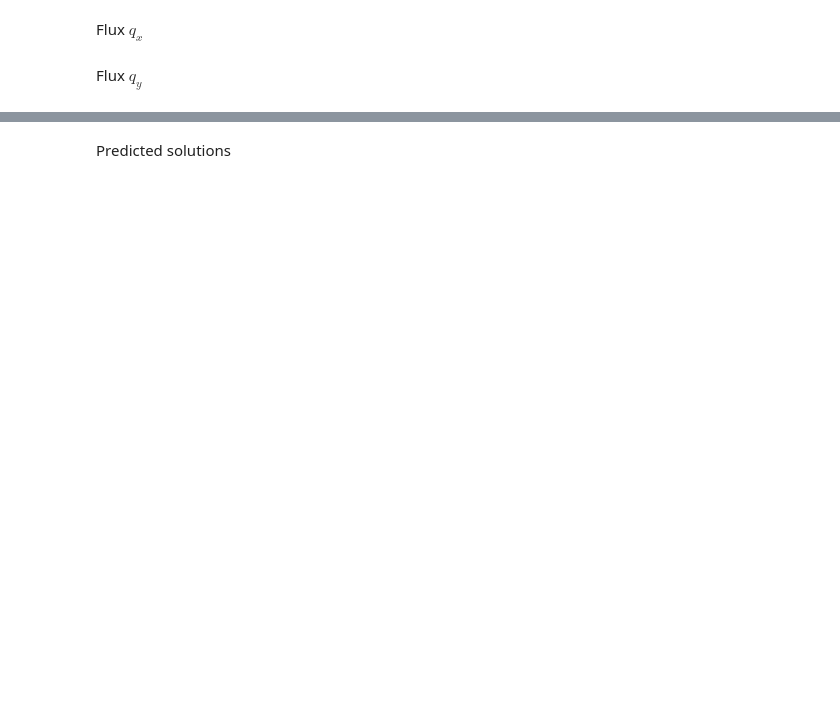
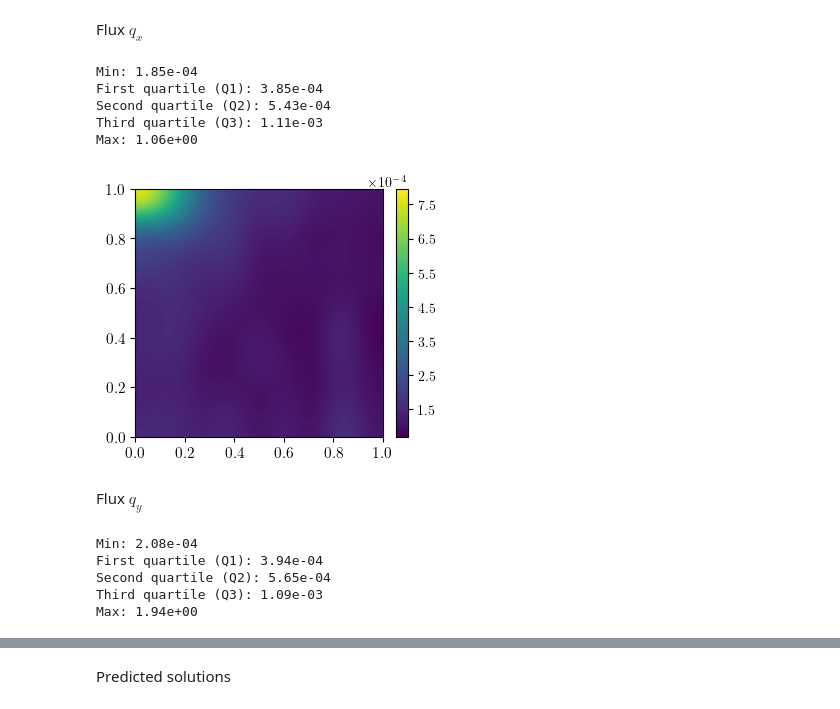
Before and after one commit to rmunozTMELab/PGNNIV-to-Continuum-Problems, a Jupyter notebook: src/nb/results_analysis/PGNNIV_nonlinear_problem_results_analysis.ipynb, the cells around one changed output, grey strips where cells are left out. Cells and saved outputs as stored; diff of their text form; code cells hidden in the pictures; blank space fills up the shorter version.

Commit message:
Nonlinear problem notebook finished

```diff
--- a/src/nb/results_analysis/PGNNIV_nonlinear_problem_results_analysis.ipynb
+++ b/src/nb/results_analysis/PGNNIV_nonlinear_problem_results_analysis.ipynb
@@ -31,3 +25,9 @@ print(results_folder)
+# %%
+data_folder = os.path.abspath(os.path.join(os.getcwd(), '../../../data'))
+results_folder = os.path.abspath(os.path.join(os.getcwd(), f'../../../results/{problem}_results'))
+
+# print(data_folder)
+# print(results_folder)
 # %%
 data_path = os.path.join(data_folder, f'{problem}_data.pkl')
 first_training_result_path = os.path.join(results_folder, f'{problem}_first_train.pkl')
@@ -309,27 +329,35 @@ predicted_qx = predicted_K*Dx(predictions_predictive_second_train).numpy()
 qx_diff = np.mean(np.abs(predicted_qx - validation_qx), axis=0)
 
 relative_error_stats(validation=validation_qx, prediction=predicted_qx)
+# %% [output]
+Min: 1.85e-04
+First quartile (Q1): 3.85e-04
+Second quartile (Q2): 5.43e-04
+Third quartile (Q3): 1.11e-03
+Max: 1.06e+00
 # %%
 plt.figure(figsize=(height*1.2, height))
 
 # Plot of the image
 plt.imshow(qx_diff, interpolation='bicubic', extent=[0, 1, 0, 1])
 
 # Colorbar and axis configuration
 cbar = plt.colorbar(fraction=0.046, pad=0.04)
 cbar.formatter = ScalarFormatter(useMathText=True)
 cbar.formatter.set_powerlimits((0, 0))
 cbar.update_ticks()
 ticks = cbar.get_ticks()
-new_ticks = (ticks + 0.000005)
+new_ticks = (ticks + 0.00005)
 cbar.set_ticks(new_ticks[1:-1])
 
 # Other parameters
 plt.tick_params(axis='both', which='major', labelsize=tick_fontsize)
 plt.tight_layout()
 
 # Show the image
 plt.show()
+# %% [output]
+[figure, added]
 # %% [markdown]
 Flux $q_y$
 # %%
@@ -338,6 +366,12 @@ predicted_qy = predicted_K*Dy(predictions_predictive_second_train).numpy()
 qy_diff = np.mean(np.abs(predicted_qy - validation_qy), axis=0)
 
 relative_error_stats(validation=validation_qy, prediction=predicted_qy)
+# %% [output]
+Min: 2.08e-04
+First quartile (Q1): 3.94e-04
+Second quartile (Q2): 5.65e-04
+Third quartile (Q3): 1.09e-03
+Max: 1.94e+00
 # %%
 plt.figure(figsize=(height*1.2, height))
 
```
Also changed, not shown: parts of 14 cells of this notebook.
